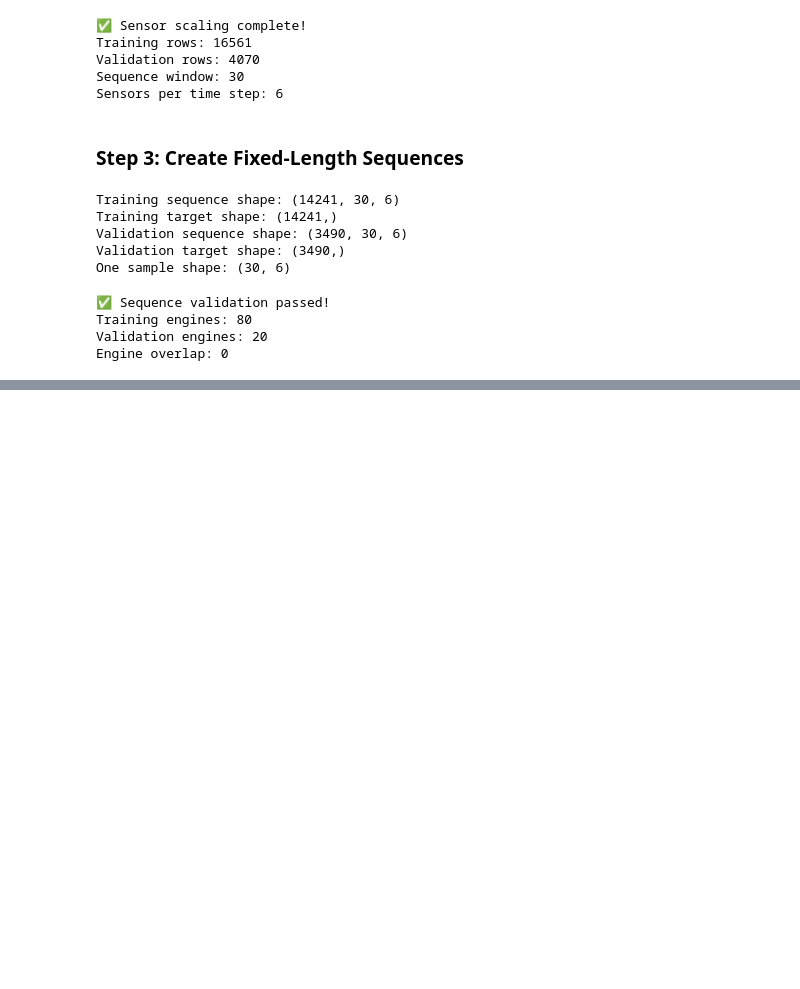
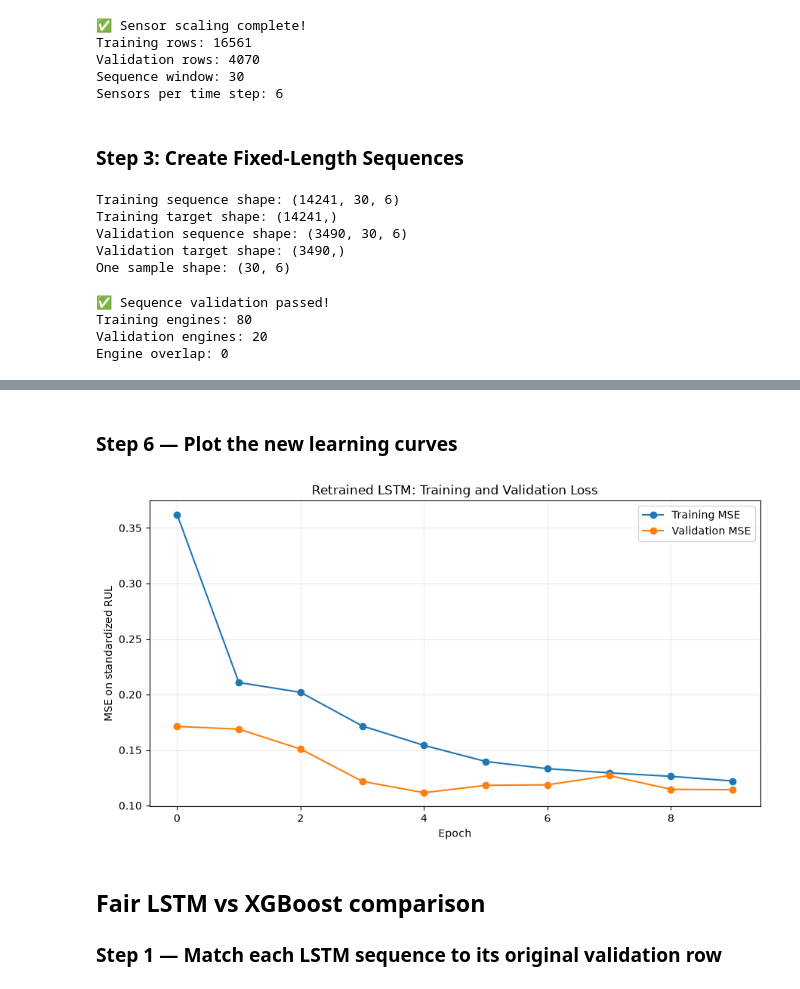
Before and after one commit to Bhav-creator452/predictive-maintenance-analyzer, a Jupyter notebook: notebooks/01_data_understanding.ipynb, the cells around one changed output, grey strips where cells are left out. Drawn from its saved outputs; the diff is of its cells as text; code cells hidden in the pictures; blank space fills up the shorter version.

```diff
--- a/notebooks/01_data_understanding.ipynb
+++ b/notebooks/01_data_understanding.ipynb
@@ -2447,0 +2927,22 @@ Engine overlap: 0
+# %%
+import copy
+
+torch.manual_seed(42)
+np.random.seed(42)
+
+device = torch.device("cpu")
+
+lstm_model = RUL_LSTM(
+    input_size=len(selected_sensors),
+    hidden_size=32,
+    num_layers=1
+).to(device)
+
+criterion = nn.MSELoss()
+
+optimizer = torch.optim.Adam(
+    lstm_model.parameters(),
+    lr=0.001
+)
+
+print("✅ Fresh LSTM initialized for retraining!")
@@ -2447,0 +3122,30 @@ Engine overlap: 0
+# %% [markdown]
+### Step 6 — Plot the new learning curves
+# %%
+plt.figure(figsize=(9, 5))
+
+plt.plot(
+    history_scaled["train_mse"],
+    marker="o",
+    label="Training MSE"
+)
+
+plt.plot(
+    history_scaled["val_mse"],
+    marker="o",
+    label="Validation MSE"
+)
+
+plt.xlabel("Epoch")
+plt.ylabel("MSE on standardized RUL")
+plt.title("Retrained LSTM: Training and Validation Loss")
+plt.legend()
+plt.grid(alpha=0.25)
+plt.tight_layout()
+plt.show()
+# %% [output]
+[figure, added]
+# %% [markdown]
+## Fair LSTM vs XGBoost comparison
+
+### Step 1 — Match each LSTM sequence to its original validation row
```
Also changed, not shown: parts of 28 cells of this notebook, 1 other file.
